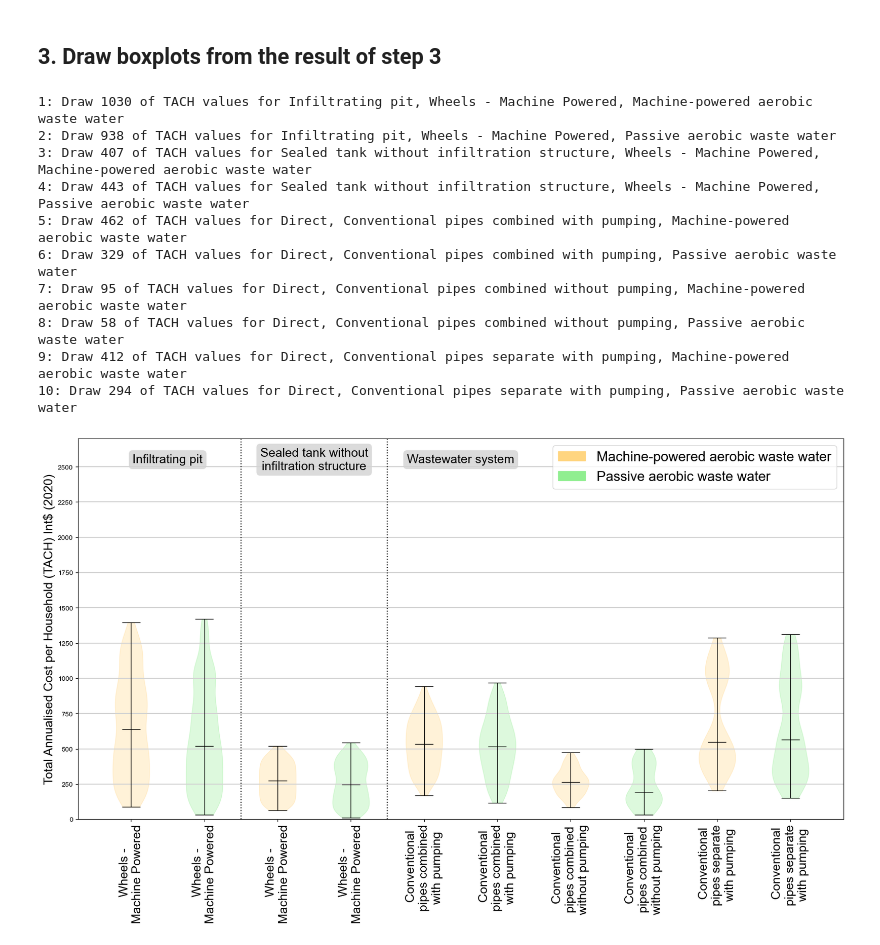
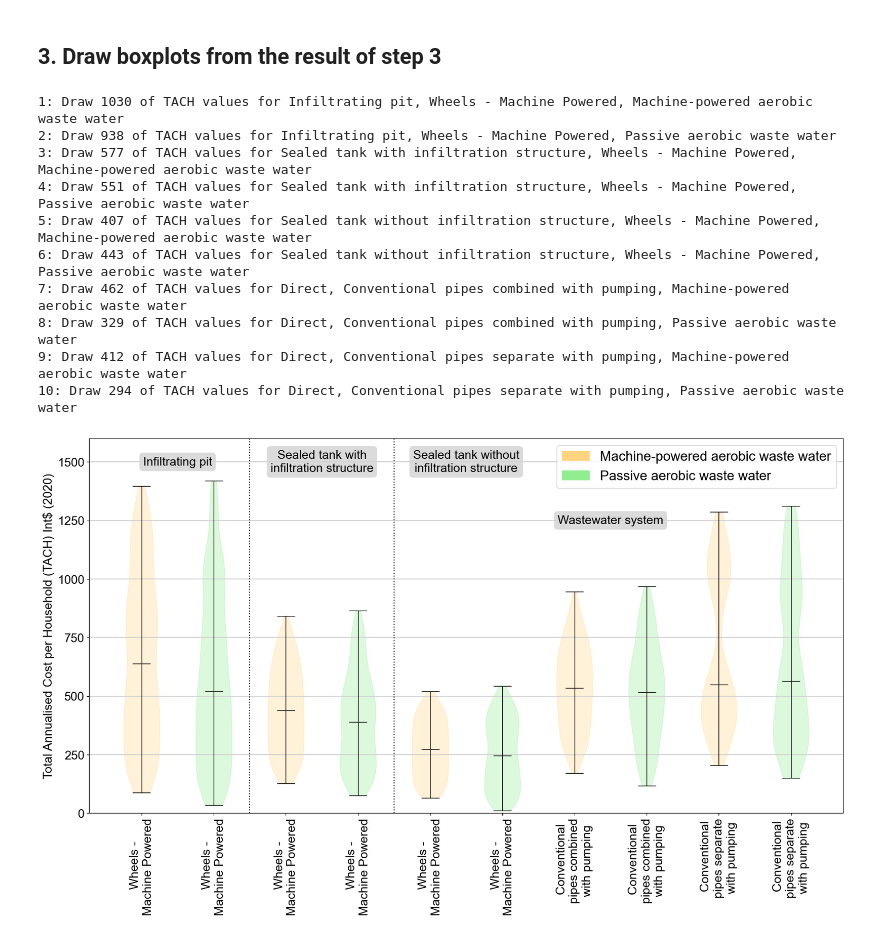
Before and after one commit to JinIgarashi/cactus-narok-figures, a Jupyter notebook: Figure1 full lifecycle cost global compare.ipynb, the cells around one changed output. Saved outputs shown, nothing was run; the diff lists cells and outputs as text; code cells hidden in the pictures.

Commit message:
replaced separate no pump with sealed tank with infiltration

```diff
--- a/Figure1 full lifecycle cost global compare.ipynb
+++ b/Figure1 full lifecycle cost global compare.ipynb
@@ -457,6 +473,8 @@ for ylabel in np.arange(0,2600,250):
 
 ax.axvline(x=2.5, color='k', linestyle=':')
 ax.axvline(x=4.5, color='k', linestyle=':')
+ax.axvline(x=6.5, color='k', linestyle=':')
+
 
 # Loop by the above 10 groups
 for j, group in enumerate(groups):
@@ -470,39 +488,40 @@ for j, group in enumerate(groups):
 # draw labels for yticks
 ax.set_ylabel(ytickLabel, fontsize=labelFontSize)
 
 
 # draw labels for xticks.
 # only show emptying & tranport in x axis label
 xtick_labels = [ '\n'.join(textwrap.wrap(label.split(',')[1], 15)) for label in group_labels ]
 ax.set_xticks(np.arange(len(xtick_labels)) + 1)
 ax.set_xticklabels(xtick_labels,  rotation=90, ha='center', fontsize=labelFontSize)
 
 ax.text(1.5, 1500, 'Infiltrating pit', fontsize=18, ha='center', va='center', bbox=dict(facecolor='lightgray', edgecolor='none', alpha=0.8, boxstyle='round'))
-ax.text(3.5, 1500, 'Sealed tank without\ninfiltration structure', fontsize=18, ha='center', va='center', bbox=dict(facecolor='lightgray', edgecolor='none', alpha=0.8, boxstyle='round'))
-ax.text(5.5, 1500, 'Wastewater system', fontsize=18, ha='center', va='center', bbox=dict(facecolor='lightgray', edgecolor='none', alpha=0.8, boxstyle='round'))
+ax.text(3.5, 1500, 'Sealed tank with\ninfiltration structure', fontsize=18, ha='center', va='center', bbox=dict(facecolor='lightgray', edgecolor='none', alpha=0.8, boxstyle='round'))
+ax.text(5.5, 1500, 'Sealed tank without\ninfiltration structure', fontsize=18, ha='center', va='center', bbox=dict(facecolor='lightgray', edgecolor='none', alpha=0.8, boxstyle='round'))
+ax.text(7.5, 1250, 'Wastewater system', fontsize=18, ha='center', va='center', bbox=dict(facecolor='lightgray', edgecolor='none', alpha=0.8, boxstyle='round'))
 
 
 # draw legend
 legend_labels = [
     'Machine-powered aerobic waste water',
     'Passive aerobic waste water'
 ]
 legend_patches = [mpatches.Patch(color=color, label=label) for color, label in zip(colors, legend_labels)]
 ax.legend(handles=legend_patches, loc='upper right', fontsize=legendFontSize)
 
 # save figures as PDF and PNG
 plt.savefig(file_path, format="pdf", dpi=dpi, transparent=True, bbox_inches='tight')
 plt.savefig(f"{file_path}.png", format="png", dpi=dpi, transparent=True, bbox_inches='tight')
 plt.show()
 # %% [output]
 1: Draw 1030 of TACH values for Infiltrating pit, Wheels - Machine Powered, Machine-powered aerobic waste water
 2: Draw 938 of TACH values for Infiltrating pit, Wheels - Machine Powered, Passive aerobic waste water
-3: Draw 407 of TACH values for Sealed tank without infiltration structure, Wheels - Machine Powered, Machine-powered aerobic waste water
-4: Draw 443 of TACH values for Sealed tank without infiltration structure, Wheels - Machine Powered, Passive aerobic waste water
-5: Draw 462 of TACH values for Direct, Conventional pipes combined with pumping, Machine-powered aerobic waste water
-6: Draw 329 of TACH values for Direct, Conventional pipes combined with pumping, Passive aerobic waste water
-7: Draw 95 of TACH values for Direct, Conventional pipes combined without pumping, Machine-powered aerobic waste water
-8: Draw 58 of TACH values for Direct, Conventional pipes combined without pumping, Passive aerobic waste water
+3: Draw 577 of TACH values for Sealed tank with infiltration structure, Wheels - Machine Powered, Machine-powered aerobic waste water
+4: Draw 551 of TACH values for Sealed tank with infiltration structure, Wheels - Machine Powered, Passive aerobic waste water
+5: Draw 407 of TACH values for Sealed tank without infiltration structure, Wheels - Machine Powered, Machine-powered aerobic waste water
+6: Draw 443 of TACH values for Sealed tank without infiltration structure, Wheels - Machine Powered, Passive aerobic waste water
+7: Draw 462 of TACH values for Direct, Conventional pipes combined with pumping, Machine-powered aerobic waste water
+8: Draw 329 of TACH values for Direct, Conventional pipes combined with pumping, Passive aerobic waste water
 9: Draw 412 of TACH values for Direct, Conventional pipes separate with pumping, Machine-powered aerobic waste water
 10: Draw 294 of TACH values for Direct, Conventional pipes separate with pumping, Passive aerobic waste water
-[figure, old version]
+[figure, new version]
```
Also changed, not shown: parts of 4 cells of this notebook, 2 other files.
